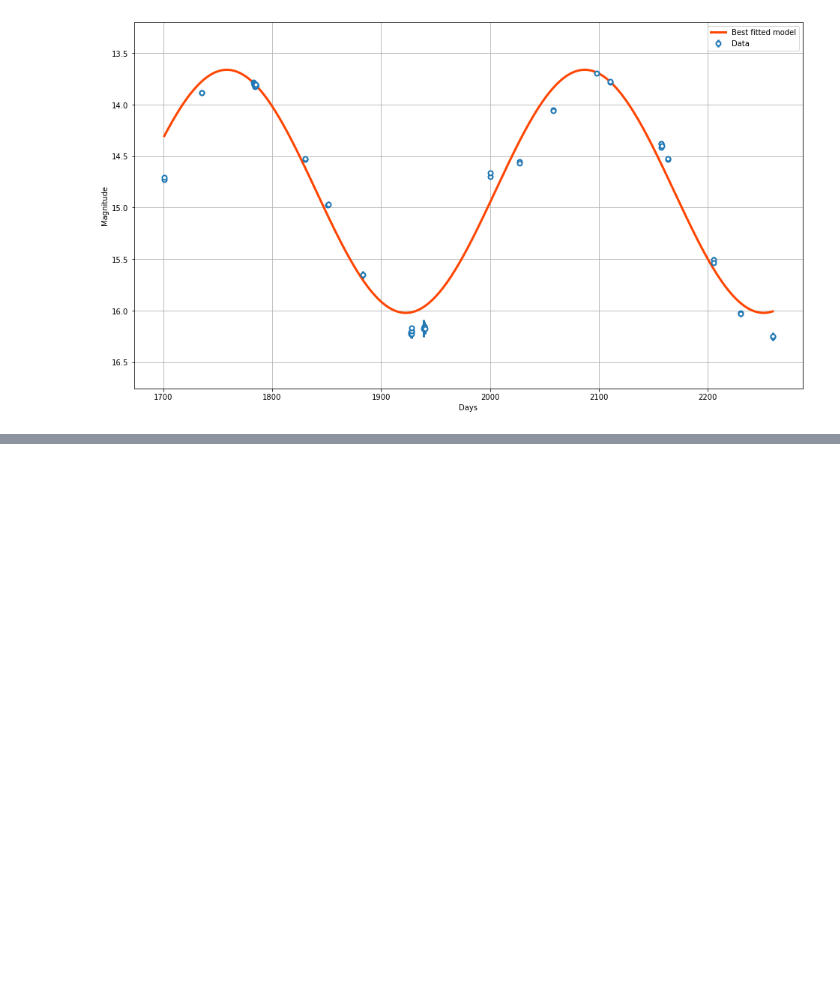
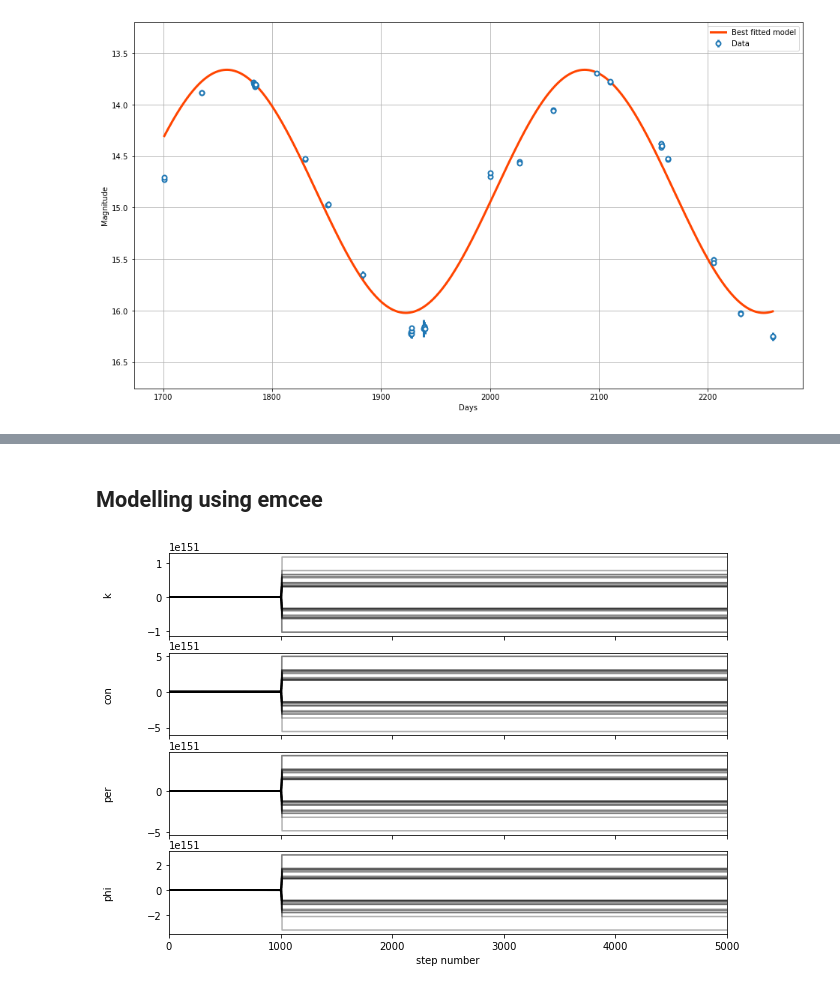
Before and after one commit to Jayshil/Data_Analysis, a Jupyter notebook: Large_scale_surveys/rr_lyrae.ipynb, the cells around one changed output, grey strips where cells are left out. Cells and saved outputs as stored; diff of their text form; code cells hidden in the pictures; blank space fills up the shorter version.

Commit message:
Unsuccessful attempt to use MCMC to find period

```diff
--- a/Large_scale_surveys/rr_lyrae.ipynb
+++ b/Large_scale_surveys/rr_lyrae.ipynb
@@ -184,7 +186,7 @@ def func(time, k, con, per, phi):
     ab = k*np.sin(2*np.pi*time/per + phi) + con
     return ab
 
-xinit = np.array([1, mn_mag, 300, 0])
+xinit = np.array([1, mn_mag, 300, np.pi/2])
 
 soln, pcov = cft(func, time, mag, sigma=mag_err, p0=xinit)
 # %%
@@ -206,0 +209,44 @@ Period of the signal: 328.6283 +/- 11.2796
+# %% [markdown]
+## Modelling using emcee
+# %%
+xinit1 = np.array([1, mn_mag, 300, np.pi/2])
+soln1 = mz(min_log_likelihood, xinit1, method='BFGS')
+covMat=2*soln1.hess_inv
+
+def logpt(x, y):
+    ab = -((x[0]**2)/y[0][0]) - ((x[1]**2)/y[1][1]) - ((x[2]**2)/y[2][2]) - ((x[3]**2)/y[3][3])
+    return 0.5*ab
+
+def min_log_likelihood(x):
+    model = func(time, x[0], x[1], x[2], x[3])
+    chi2 = (mag - model)/mag_err
+    chi22 = np.sum(chi2**2)
+    yy = np.sum(np.log(mag_err)) + 0.5*chi22
+    return yy
+
+def log_prob(x):
+    lg = logpt(x, pcov)
+    if not np.isfinite(lg):
+        return -np.inf
+    return lg + min_log_likelihood(x)
+
+nwalkers, ndim = 32, 4
+
+posInit = soln + np.random.randn(nwalkers,ndim)
+
+sampler = emcee.EnsembleSampler(nwalkers, ndim, log_prob)
+sampler.run_mcmc(posInit, 5000, progress=True);
+# %%
+fig, axes = plt.subplots(4, figsize=(10, 7), sharex=True)
+samples = sampler.get_chain()
+labels = ['k', 'con', 'per', 'phi']
+for i in range(ndim):
+    ax = axes[i]
+    ax.plot(samples[:, :, i], "k", alpha=0.3)
+    ax.set_xlim(0, len(samples))
+    ax.set_ylabel(labels[i])
+    ax.yaxis.set_label_coords(-0.1, 0.5)
+
+axes[-1].set_xlabel("step number");
+# %% [output]
+[figure, added]
```
Also changed, not shown: parts of 7 cells of this notebook.
